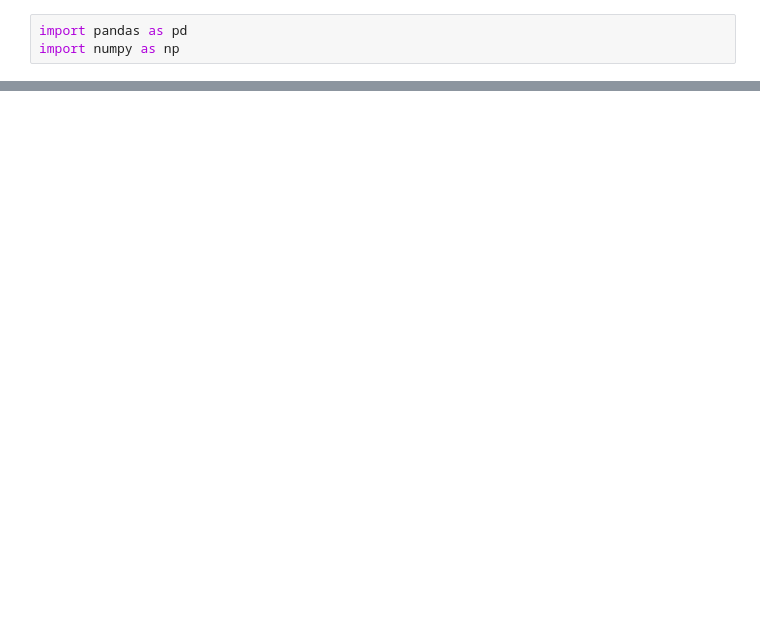
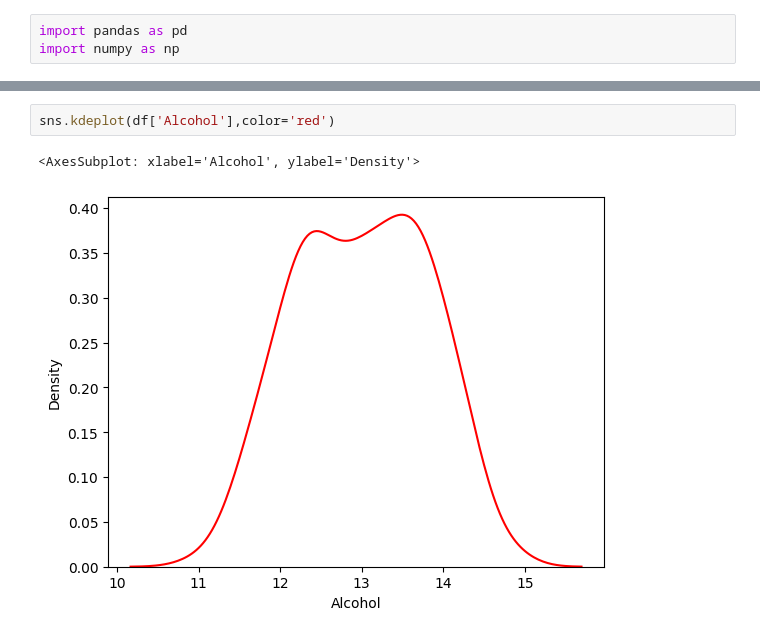
Before and after one commit to danishmeh/CampusX-ML, a Jupyter notebook: day25/file.ipynb, the cells around one changed output, grey strips where cells are left out. Cells and saved outputs as stored; diff of their text form; blank space fills up the shorter version.

```diff
--- a/day25/file.ipynb
+++ b/day25/file.ipynb
@@ -14,0 +25,5 @@ df.head()
+# %%
+sns.kdeplot(df['Alcohol'],color='red')
+# %% [output]
+<AxesSubplot: xlabel='Alcohol', ylabel='Density'>
+[figure, added]
```
Also changed, not shown: parts of 21 cells of this notebook.
